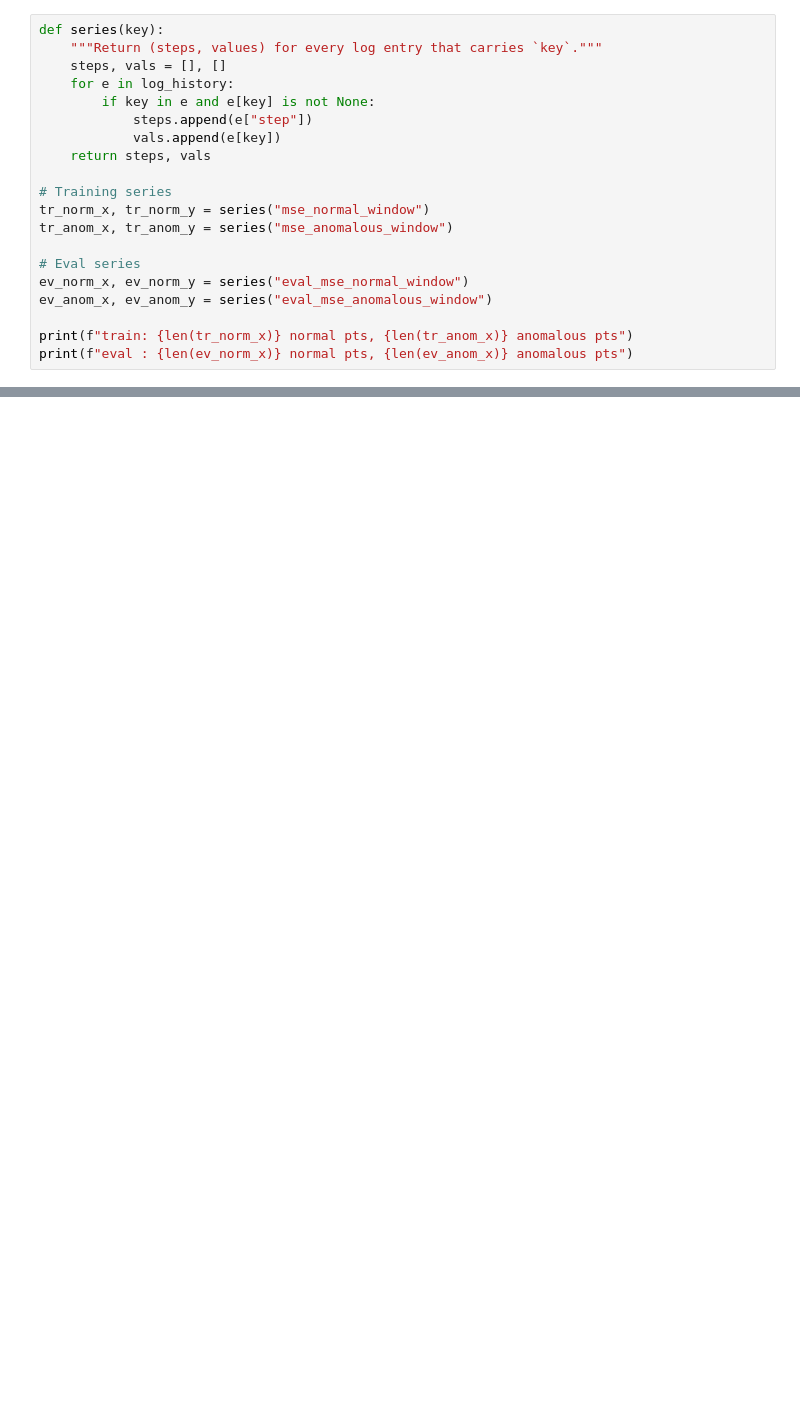
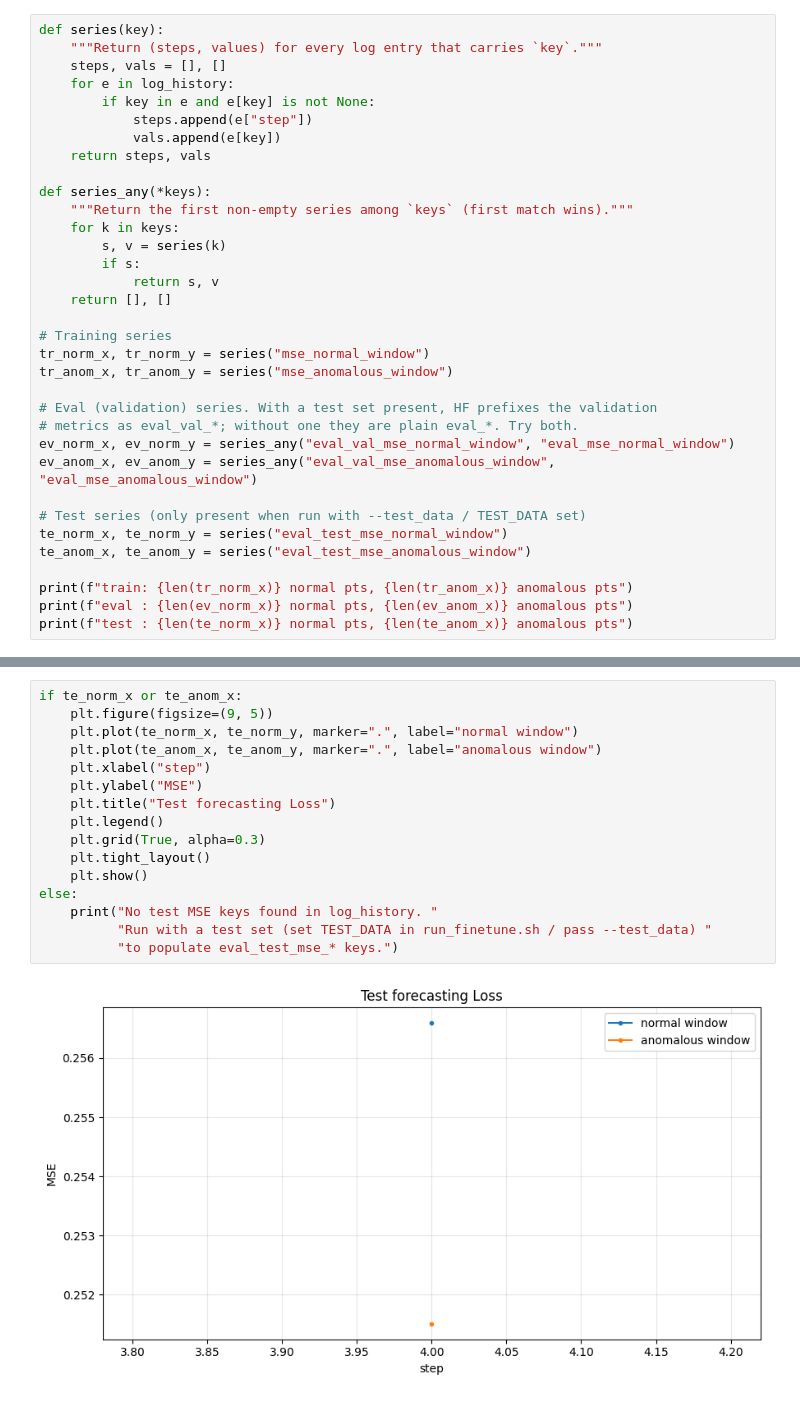
Before and after one commit to sourangshu/TSFM-anomaly, a Jupyter notebook: Chronos_Finetuning/rajib_work_space/plot_mse.ipynb, the cells around one changed output, grey strips where cells are left out. Saved outputs shown, nothing was run; the diff lists cells and outputs as text; blank space fills up the shorter version.

Commit message:
Added another eval-testing data

```diff
--- a/Chronos_Finetuning/rajib_work_space/plot_mse.ipynb
+++ b/Chronos_Finetuning/rajib_work_space/plot_mse.ipynb
@@ -21,13 +23,27 @@ def series(key):
             vals.append(e[key])
     return steps, vals
 
+def series_any(*keys):
+    """Return the first non-empty series among `keys` (first match wins)."""
+    for k in keys:
+        s, v = series(k)
+        if s:
+            return s, v
+    return [], []
+
 # Training series
 tr_norm_x, tr_norm_y = series("mse_normal_window")
 tr_anom_x, tr_anom_y = series("mse_anomalous_window")
 
-# Eval series
-ev_norm_x, ev_norm_y = series("eval_mse_normal_window")
-ev_anom_x, ev_anom_y = series("eval_mse_anomalous_window")
+# Eval (validation) series. With a test set present, HF prefixes the validation
+# metrics as eval_val_*; without one they are plain eval_*. Try both.
+ev_norm_x, ev_norm_y = series_any("eval_val_mse_normal_window", "eval_mse_normal_window")
+ev_anom_x, ev_anom_y = series_any("eval_val_mse_anomalous_window", "eval_mse_anomalous_window")
+
+# Test series (only present when run with --test_data / TEST_DATA set)
+te_norm_x, te_norm_y = series("eval_test_mse_normal_window")
+te_anom_x, te_anom_y = series("eval_test_mse_anomalous_window")
 
 print(f"train: {len(tr_norm_x)} normal pts, {len(tr_anom_x)} anomalous pts")
 print(f"eval : {len(ev_norm_x)} normal pts, {len(ev_anom_x)} anomalous pts")
+print(f"test : {len(te_norm_x)} normal pts, {len(te_anom_x)} anomalous pts")
@@ -59,0 +84,18 @@ else:
+# %%
+if te_norm_x or te_anom_x:
+    plt.figure(figsize=(9, 5))
+    plt.plot(te_norm_x, te_norm_y, marker=".", label="normal window")
+    plt.plot(te_anom_x, te_anom_y, marker=".", label="anomalous window")
+    plt.xlabel("step")
+    plt.ylabel("MSE")
+    plt.title("Test forecasting Loss")
+    plt.legend()
+    plt.grid(True, alpha=0.3)
+    plt.tight_layout()
+    plt.show()
+else:
+    print("No test MSE keys found in log_history. "
+          "Run with a test set (set TEST_DATA in run_finetune.sh / pass --test_data) "
+          "to populate eval_test_mse_* keys.")
+# %% [output]
+[figure, added]
```
Also changed, not shown: parts of 4 cells of this notebook, 9 other files.
